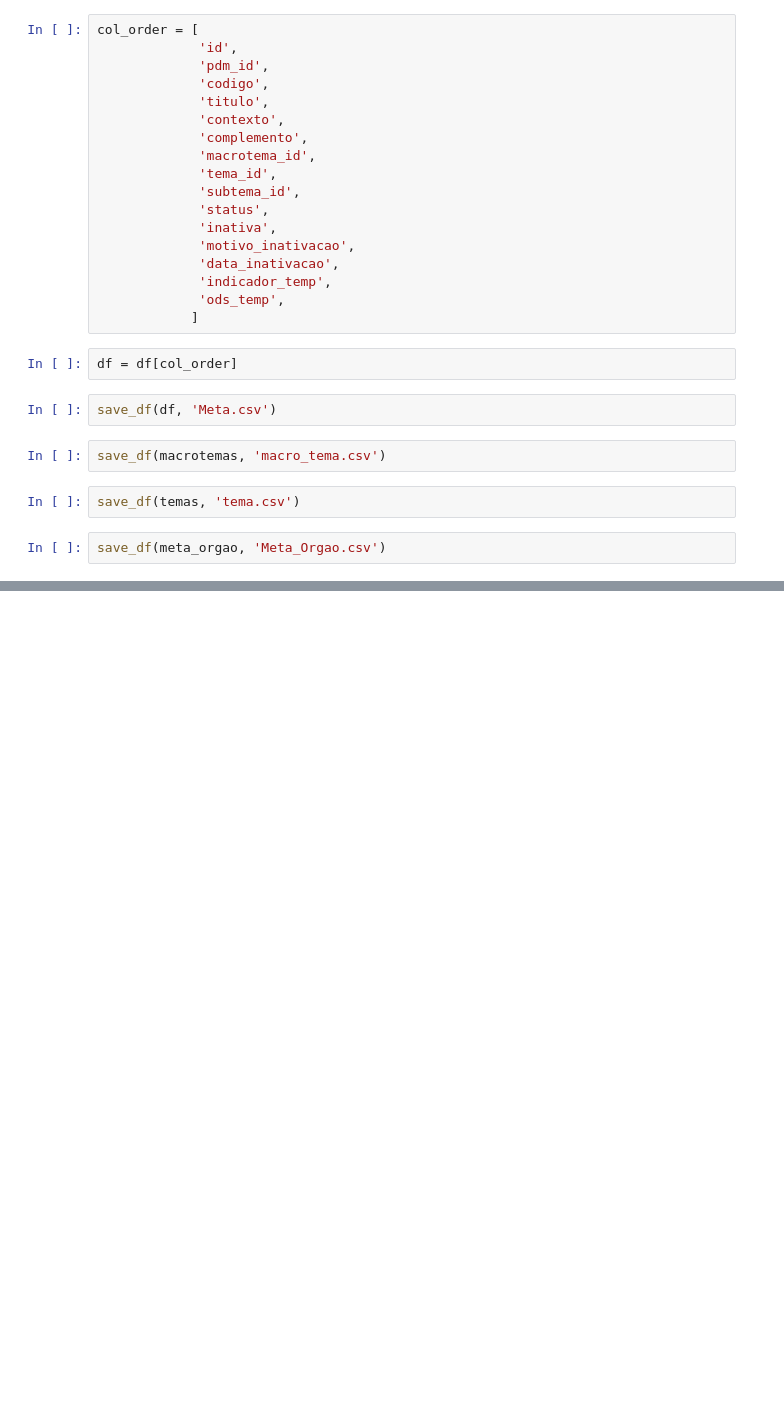
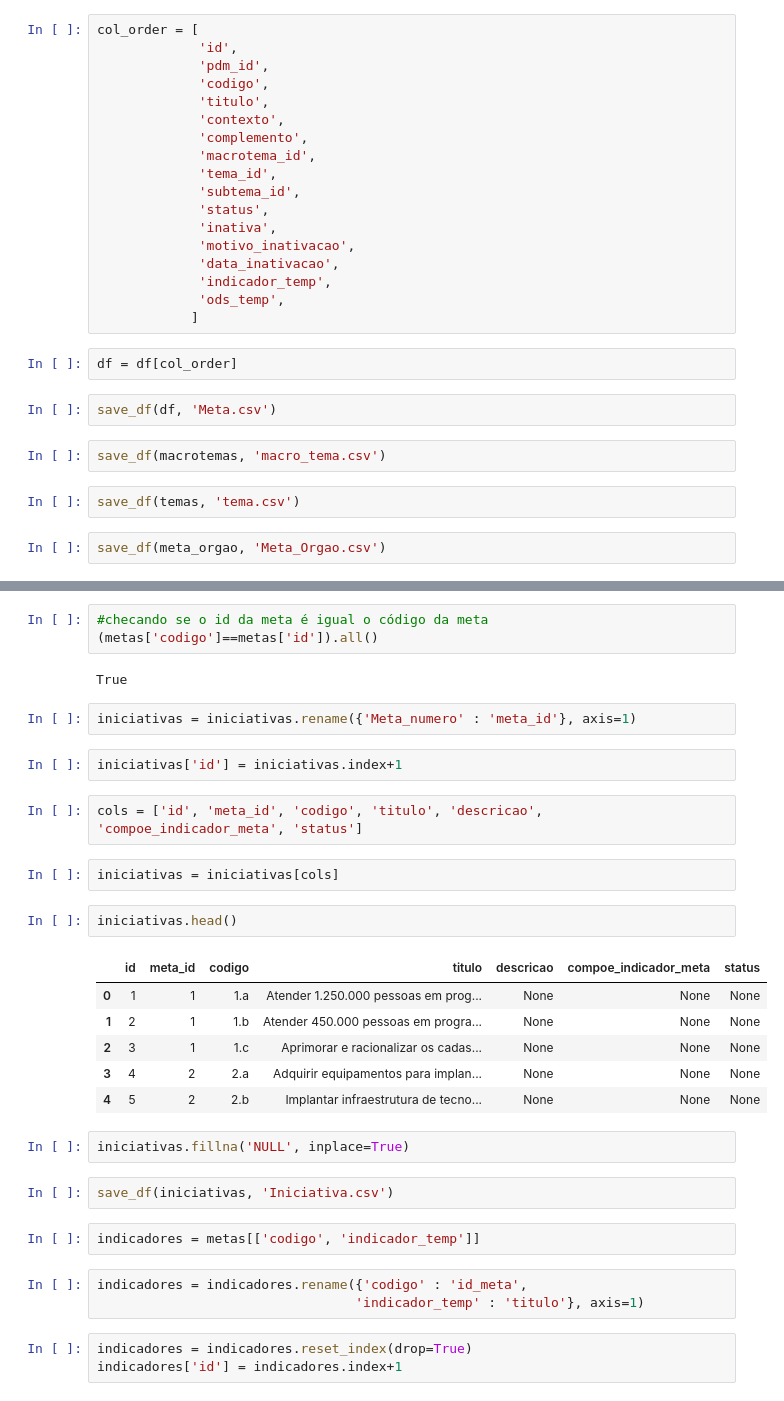
Before and after one commit to sepep-pmsp/dados_smae_fgv, a Jupyter notebook: notebooks/estrutura_pdm_metas.ipynb, the cells around one changed output, grey strips where cells are left out. Cells and saved outputs as stored; diff of their text form; blank space fills up the shorter version.

```diff
--- a/notebooks/estrutura_pdm_metas.ipynb
+++ b/notebooks/estrutura_pdm_metas.ipynb
@@ -236,0 +262,34 @@ save_df(meta_orgao, 'Meta_Orgao.csv')
+# %%
+#checando se o id da meta é igual o código da meta
+(metas['codigo']==metas['id']).all()
+# %% [output]
+True
+# %%
+iniciativas = iniciativas.rename({'Meta_numero' : 'meta_id'}, axis=1)
+# %%
+iniciativas['id'] = iniciativas.index+1
+# %%
+cols = ['id', 'meta_id', 'codigo', 'titulo', 'descricao', 'compoe_indicador_meta', 'status']
+# %%
+iniciativas = iniciativas[cols]
+# %%
+iniciativas.head()
+# %% [output]
+|  | id | meta_id | codigo | titulo | descricao | compoe_indicador_meta | status |
+| 0 | 1 | 1 | 1.a | Atender 1.250.000 pessoas em prog... | None | None | None |
+| 1 | 2 | 1 | 1.b | Atender 450.000 pessoas em progra... | None | None | None |
+| 2 | 3 | 1 | 1.c | Aprimorar e racionalizar os cadas... | None | None | None |
+| 3 | 4 | 2 | 2.a | Adquirir equipamentos para implan... | None | None | None |
+| 4 | 5 | 2 | 2.b | Implantar infraestrutura de tecno... | None | None | None |
+# %%
+iniciativas.fillna('NULL', inplace=True)
+# %%
+save_df(iniciativas, 'Iniciativa.csv')
+# %%
+indicadores = metas[['codigo', 'indicador_temp']]
+# %%
+indicadores = indicadores.rename({'codigo' : 'id_meta',
+                                 'indicador_temp' : 'titulo'}, axis=1)
+# %%
+indicadores = indicadores.reset_index(drop=True)
+indicadores['id'] = indicadores.index+1
```
Also changed, not shown: parts of 45 cells of this notebook.
